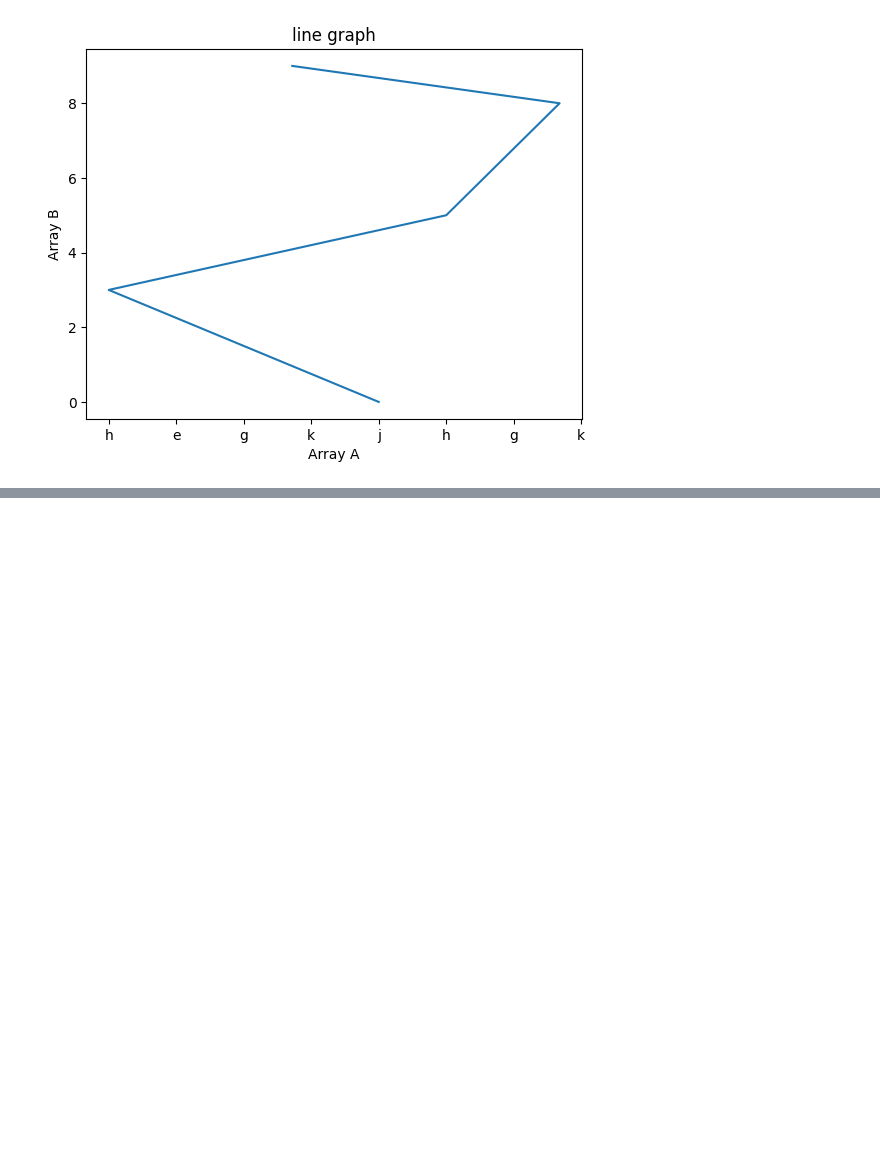
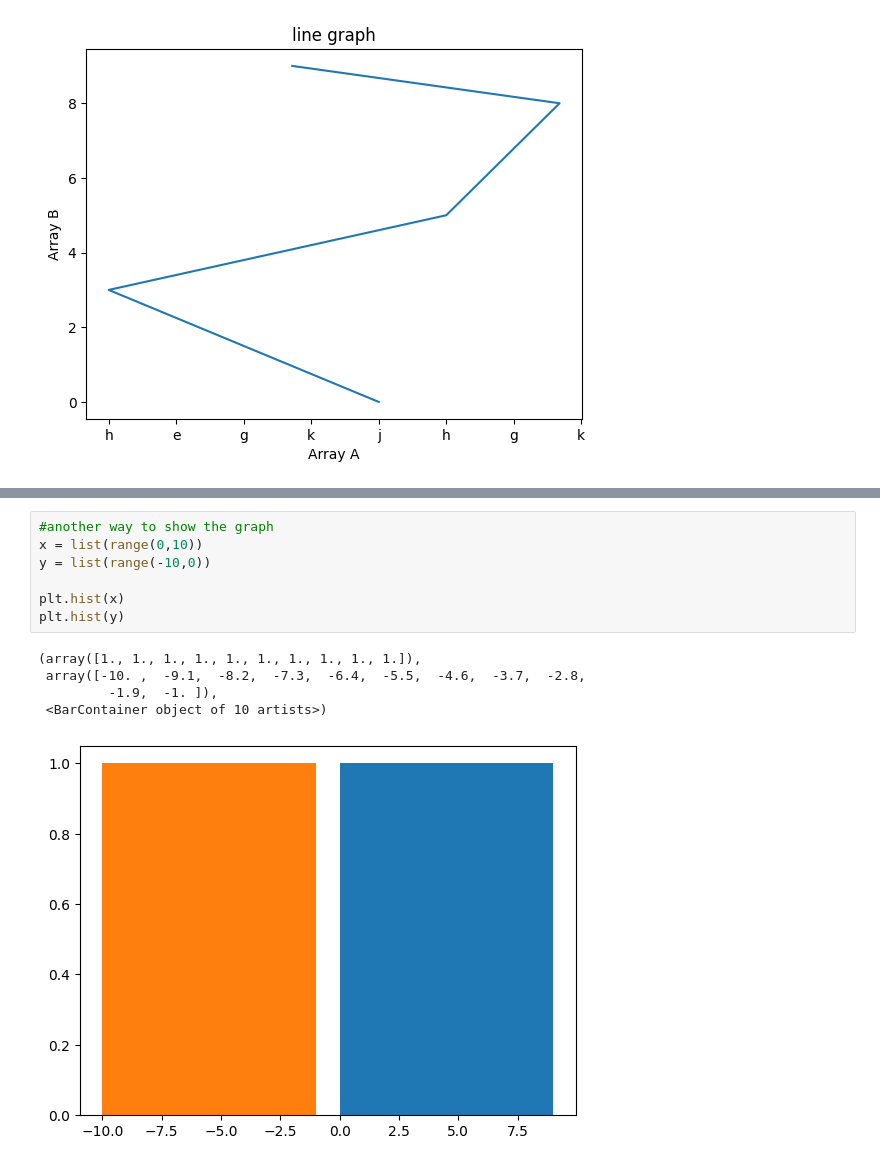
Before and after one commit to harsh24895/Sliceand3Darray, a Jupyter notebook: Matpotlib.ipynb, the cells around one changed output, grey strips where cells are left out. Drawn from its saved outputs; the diff is of its cells as text; blank space fills up the shorter version.

```diff
--- a/Matpotlib.ipynb
+++ b/Matpotlib.ipynb
@@ -50,0 +57,13 @@ plt.plot(a,b)
+# %%
+#another way to show the graph
+x = list(range(0,10))
+y = list(range(-10,0))
+
+plt.hist(x)
+plt.hist(y)
+# %% [output]
+(array([1., 1., 1., 1., 1., 1., 1., 1., 1., 1.]),
+ array([-10. ,  -9.1,  -8.2,  -7.3,  -6.4,  -5.5,  -4.6,  -3.7,  -2.8,
+         -1.9,  -1. ]),
+ <BarContainer object of 10 artists>)
+[figure, added]
```
Also changed, not shown: parts of 2 cells of this notebook.
